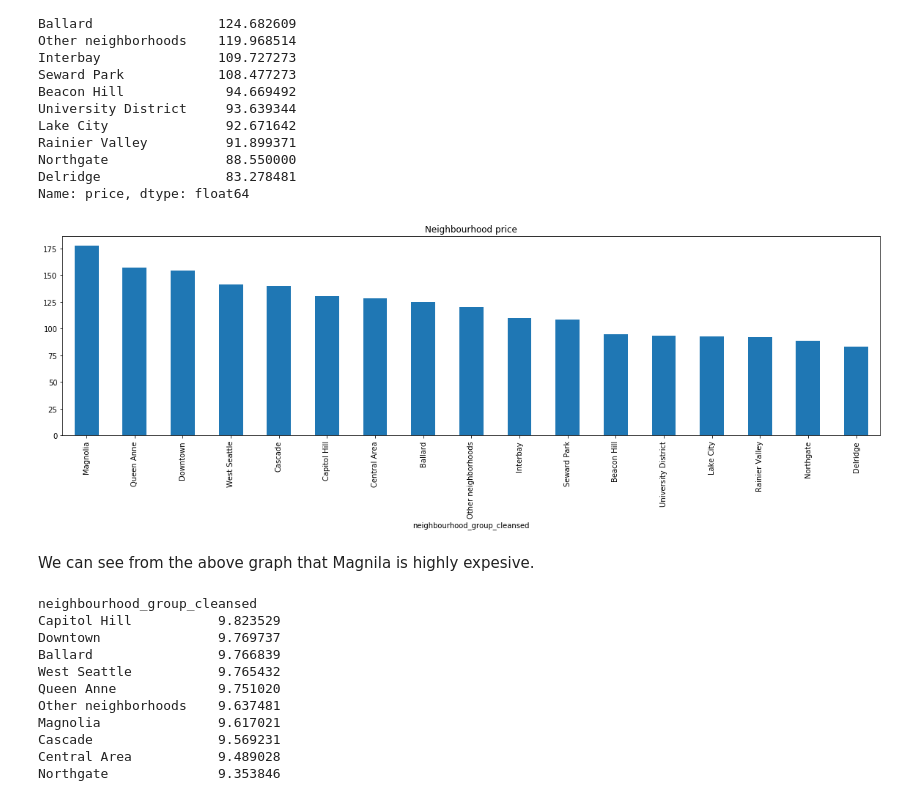
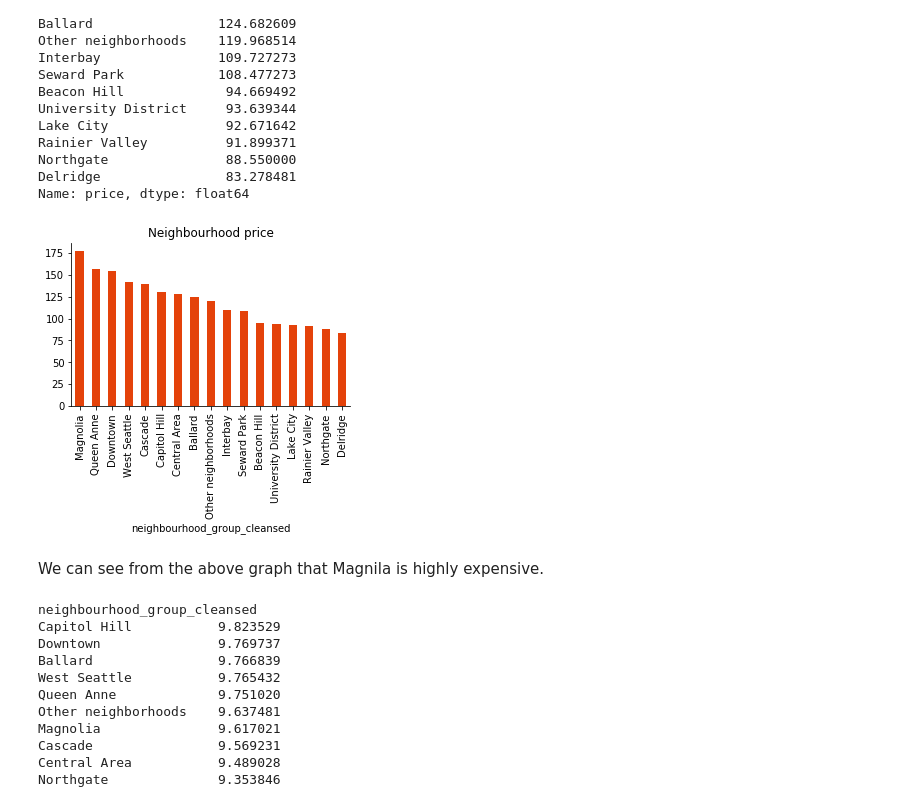
Before and after one commit to raziakhalidbutt/Seatle-Airbnb-CRISP-Udacity-project, a Jupyter notebook: Seattle_airbnb_CRISP_project.ipynb, the cells around one changed output. Saved outputs shown, nothing was run; the diff lists cells and outputs as text; code cells hidden in the pictures.

```diff
--- a/Seattle_airbnb_CRISP_project.ipynb
+++ b/Seattle_airbnb_CRISP_project.ipynb
@@ -489,12 +517,15 @@ Delridge                83.278481
 Name: price, dtype: float64
 # %%
 #bar graph
-(neibhourhood_price).plot(figsize = (20,5),kind="bar");
+fig,ax = plt.subplots(1)
+ax.spines['right'].set_visible(False)
+ax.spines['top'].set_visible(False)
+(neibhourhood_price).plot(figsize = (5,3),kind="bar",color='#e4420a');
 plt.title("Neighbourhood price");
 # %% [output]
-[figure, old version]
+[figure, new version]
 # %% [markdown]
-We can see from the above graph that Magnila is highly expesive.
+We can see from the above graph that Magnila is highly expensive.
 # %%
 neighbourhood_review_scores_location = listings.groupby('neighbourhood_group_cleansed').mean()['review_scores_location'].sort_values(ascending=False)
 neighbourhood_review_scores_location
```
Also changed, not shown: parts of 20 cells of this notebook.
